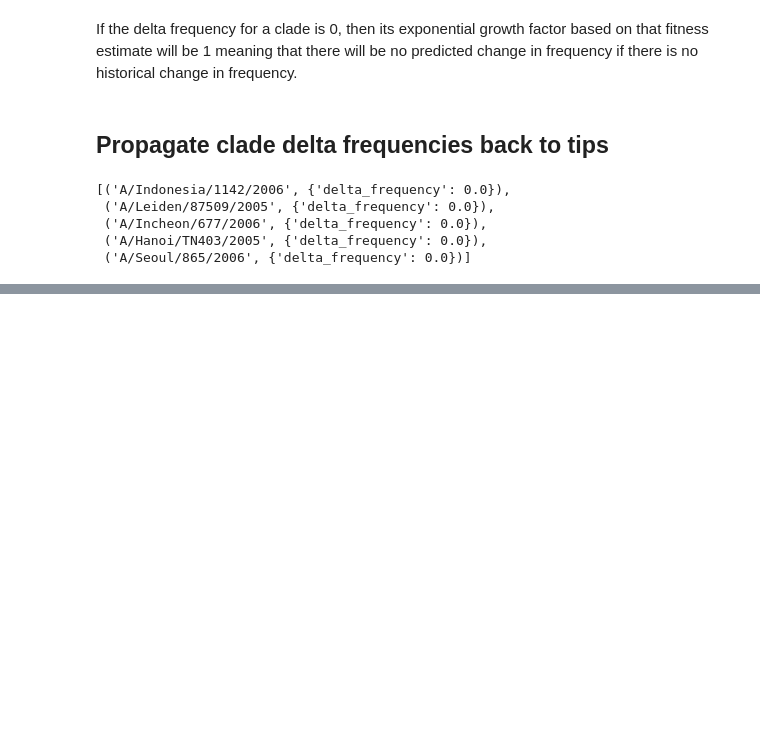
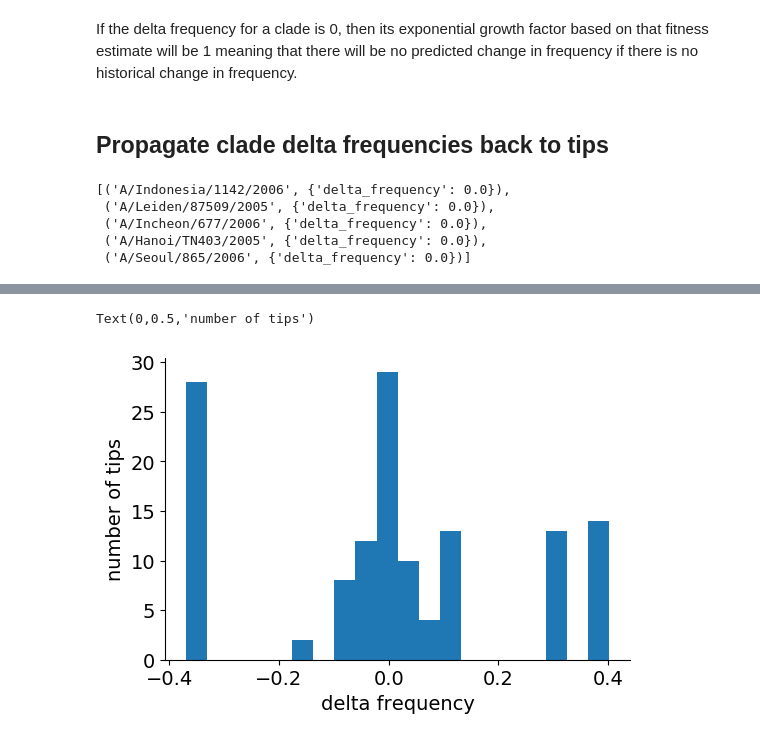
Before and after one commit to blab/flu-forecasting, a Jupyter notebook: analyses/2019-03-27-implement-dfreq-predictor.ipynb, the cells around one changed output, grey strips where cells are left out. Saved outputs shown, nothing was run; the diff lists cells and outputs as text; code cells hidden in the pictures; blank space fills up the shorter version.

```diff
--- a/analyses/2019-03-27-implement-dfreq-predictor.ipynb
+++ b/analyses/2019-03-27-implement-dfreq-predictor.ipynb
@@ -205,0 +216,7 @@ plt.hist(all_deltas, bins=20)
+# %%
+plt.hist(extant_deltas, bins=20)
+plt.xlabel("delta frequency")
+plt.ylabel("number of tips")
+# %% [output]
+Text(0,0.5,'number of tips')
+[figure, added]
```
Also changed, not shown: parts of 7 cells of this notebook, 2 other files.
